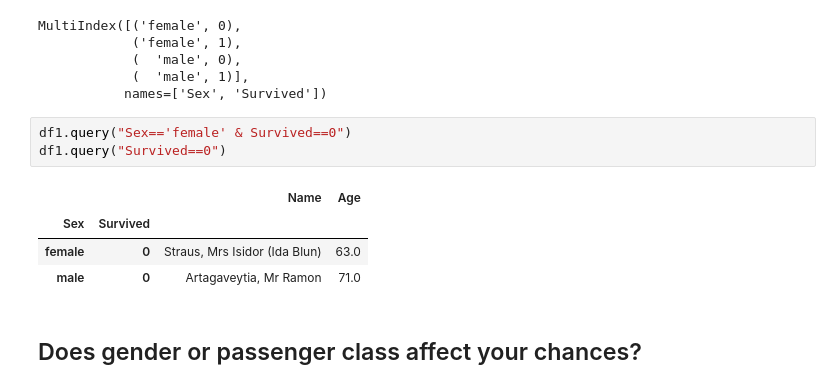
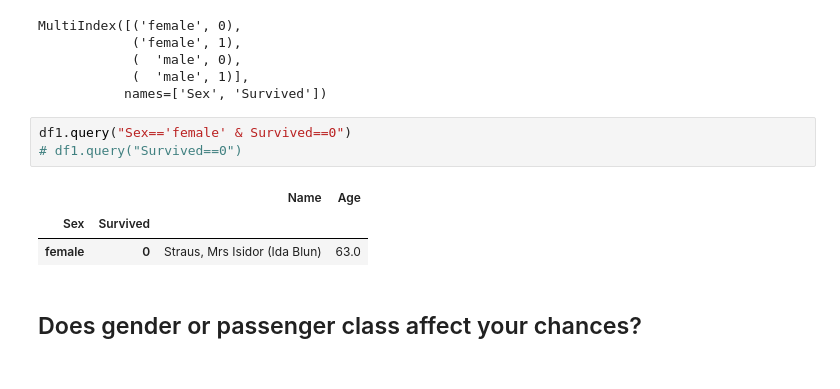
Before and after one commit to CNUClasses/DATA301_CODE, a Jupyter notebook: week_3/33_groupby_apply.ipynb, the cells around one changed output. Drawn from its saved outputs; the diff is of its cells as text.

```diff
--- a/week_3/33_groupby_apply.ipynb
+++ b/week_3/33_groupby_apply.ipynb
@@ -179,12 +180,11 @@ MultiIndex([('female', 0),
            names=['Sex', 'Survived'])
 # %%
 df1.query("Sex=='female' & Survived==0")
-df1.query("Survived==0")
+# df1.query("Survived==0")
 # %% [output]
 |  |  | Name | Age |
 | Sex | Survived |  |  |
 | female | 0 | Straus, Mrs Isidor (Ida Blun) | 63.0 |
-| male | 0 | Artagaveytia, Mr Ramon | 71.0 |
 # %% [markdown]
 ## Does gender or passenger class affect your chances?
 # %%
```
Also changed, not shown: parts of 3 cells of this notebook, 4 other files.
